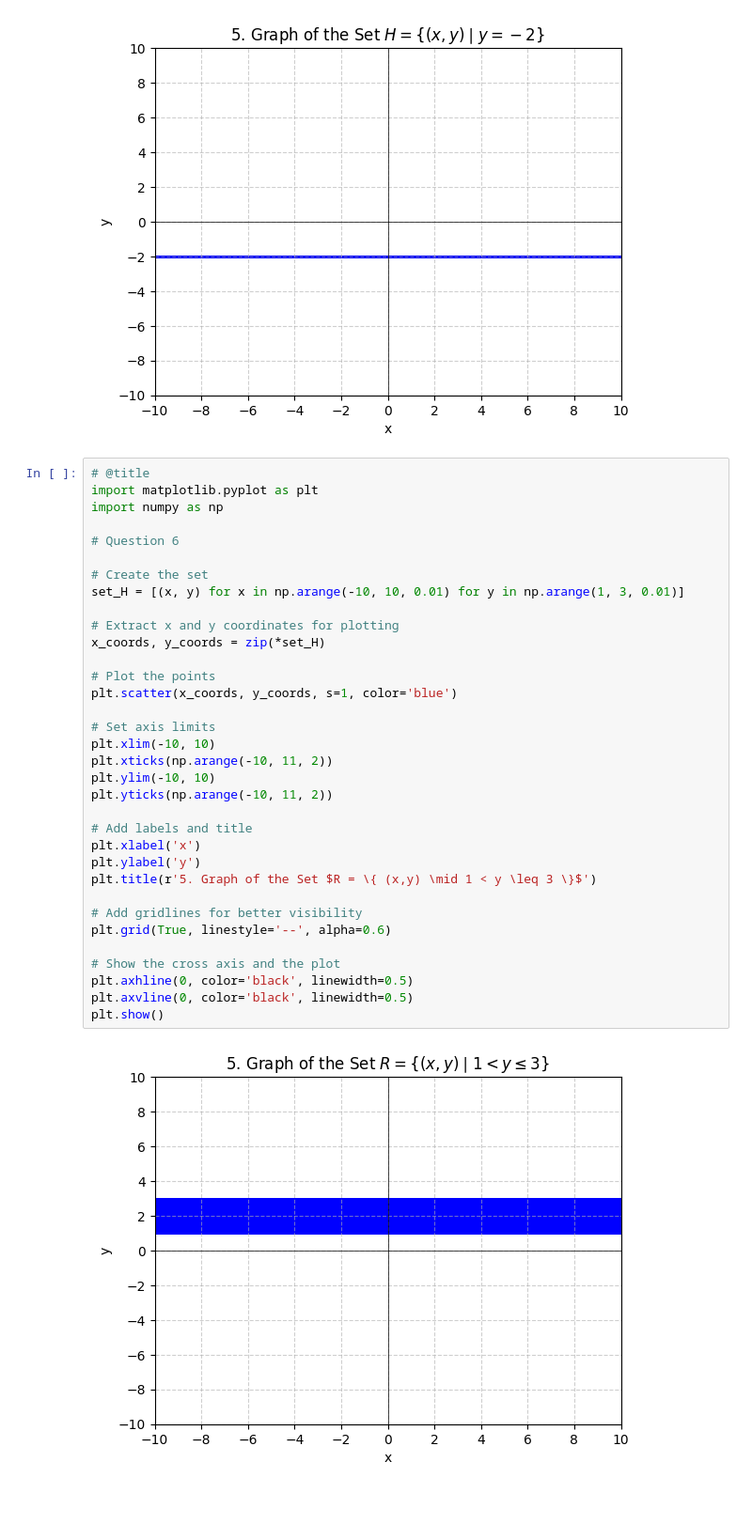
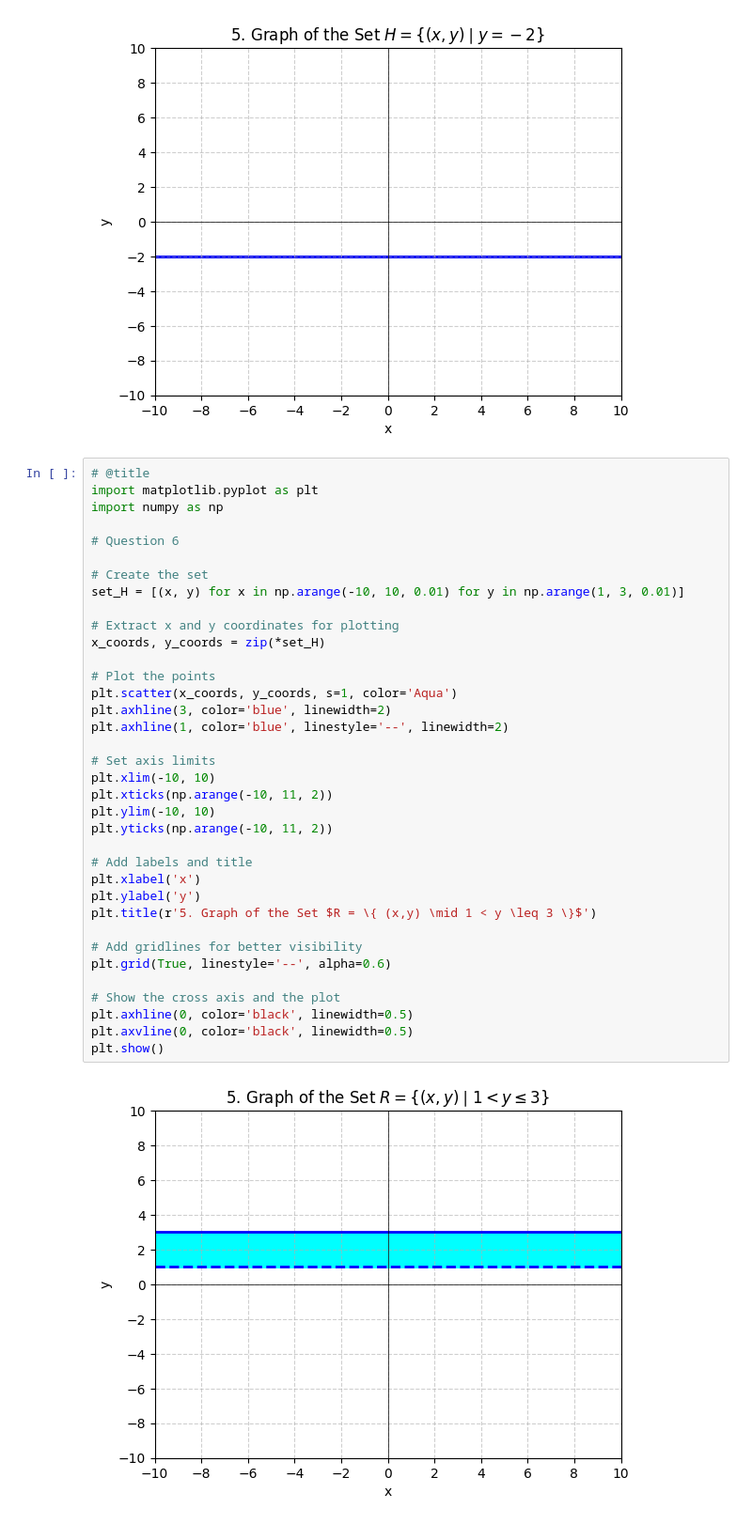
Before and after one commit to MatsubaraSoda/College-Algebra, a Jupyter notebook: 1_2_Relations.ipynb, the cells around one changed output. Shown at 94% size. Cells and saved outputs as stored; diff of their text form.

```diff
--- a/1_2_Relations.ipynb
+++ b/1_2_Relations.ipynb
@@ -239,32 +240,34 @@ import numpy as np
 
 # Question 6
 
 # Create the set
 set_H = [(x, y) for x in np.arange(-10, 10, 0.01) for y in np.arange(1, 3, 0.01)]
 
 # Extract x and y coordinates for plotting
 x_coords, y_coords = zip(*set_H)
 
 # Plot the points
-plt.scatter(x_coords, y_coords, s=1, color='blue')
+plt.scatter(x_coords, y_coords, s=1, color='Aqua')
+plt.axhline(3, color='blue', linewidth=2)
+plt.axhline(1, color='blue', linestyle='--', linewidth=2)
 
 # Set axis limits
 plt.xlim(-10, 10)
 plt.xticks(np.arange(-10, 11, 2))
 plt.ylim(-10, 10)
 plt.yticks(np.arange(-10, 11, 2))
 
 # Add labels and title
 plt.xlabel('x')
 plt.ylabel('y')
 plt.title(r'5. Graph of the Set $R = \{ (x,y) \mid 1 < y \leq 3 \}$')
 
 # Add gridlines for better visibility
 plt.grid(True, linestyle='--', alpha=0.6)
 
 # Show the cross axis and the plot
 plt.axhline(0, color='black', linewidth=0.5)
 plt.axvline(0, color='black', linewidth=0.5)
 plt.show()
 # %% [output]
-[figure, old version]
+[figure, new version]
```
Also changed, not shown: parts of 4 cells of this notebook.
